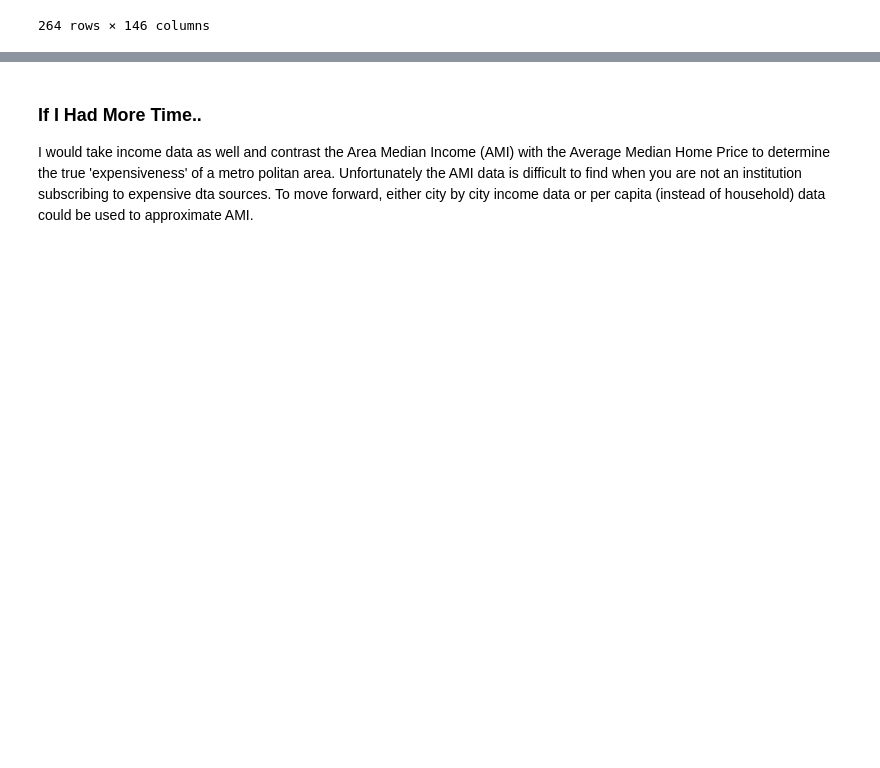
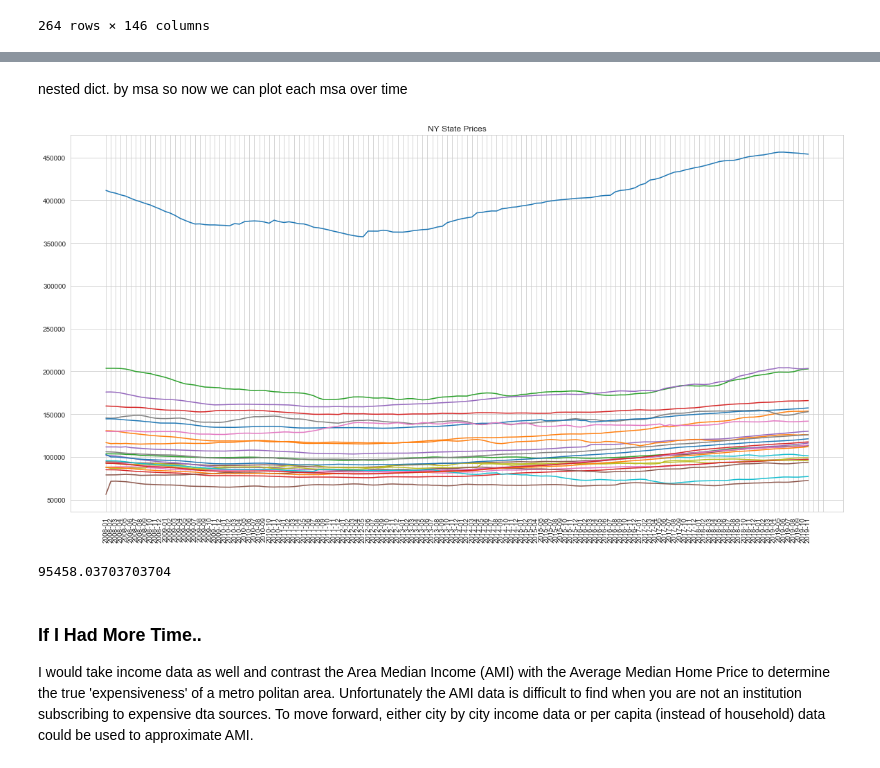
Before and after one commit to MissAle17/Median_Home_Price, a Jupyter notebook: Visualizing Home Prices.ipynb, the cells around one changed output, grey strips where cells are left out. Cells and saved outputs as stored; diff of their text form; code cells hidden in the pictures; blank space fills up the shorter version.

Commit message:
nys plot over time

```diff
--- a/Visualizing Home Prices.ipynb
+++ b/Visualizing Home Prices.ipynb
@@ -363,3 +360,20 @@ for msa in ny_metros.keys():
+# %% [markdown]
+nested dict. by msa  so now we can plot each msa over time
+# %%
+fig, ax = plt.subplots(figsize=(20,10))
+keys1 = ny_metros.keys()
+for msa in keys1:
+    ax.plot(ny_metros[msa].keys(), ny_metros[msa],label = msa)
+ax.set_title('NY State Prices')
+ax.xaxis.set_ticklabels(cols)
+plt.xticks(rotation=90)
+plt.show()
+# %% [output]
+[figure, added]
+# %%
+ny_metros['Olean']['2008-02']
+# %% [output]
+95458.03703703704
 # %% [markdown]
 ### If I Had More Time..
 
```
Also changed, not shown: parts of 1 cell of this notebook.
